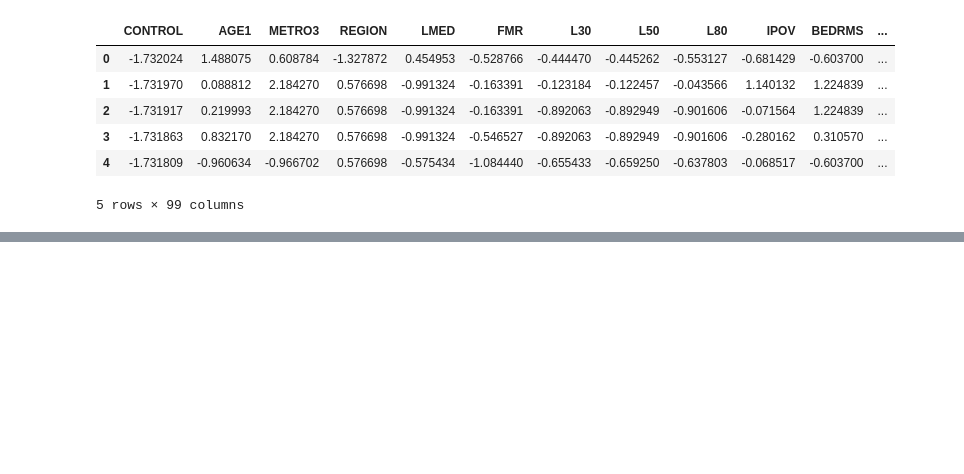
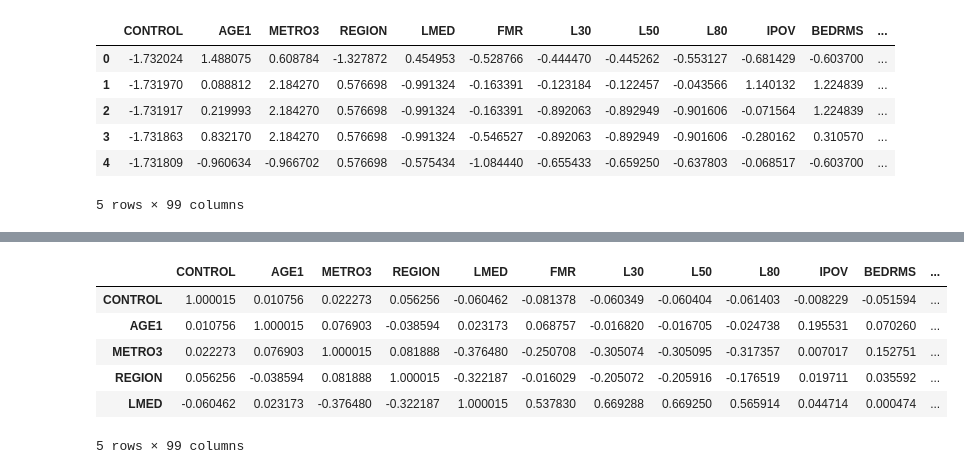
Before and after one commit to ekoly/DS-Unit-1-Sprint-3-Linear-Algebra, a Jupyter notebook: module3-dimensionality-reduction/LS_DS_133_High_Dimensional_Data_Assignment.ipynb, the cells around one changed output, grey strips where cells are left out. Saved outputs shown, nothing was run; the diff lists cells and outputs as text; code cells hidden in the pictures; blank space fills up the shorter version.

```diff
--- a/module3-dimensionality-reduction/LS_DS_133_High_Dimensional_Data_Assignment.ipynb
+++ b/module3-dimensionality-reduction/LS_DS_133_High_Dimensional_Data_Assignment.ipynb
@@ -310,0 +327,11 @@ standardized.head()
+# %%
+covariance = standardized.cov()
+covariance.head()
+# %% [output]
+|  | CONTROL | AGE1 | METRO3 | REGION | LMED | FMR | L30 | L50 | L80 | IPOV | BEDRMS | ... |
+| CONTROL | 1.000015 | 0.010756 | 0.022273 | 0.056256 | -0.060462 | -0.081378 | -0.060349 | -0.060404 | -0.061403 | -0.008229 | -0.051594 | ... |
+| AGE1 | 0.010756 | 1.000015 | 0.076903 | -0.038594 | 0.023173 | 0.068757 | -0.016820 | -0.016705 | -0.024738 | 0.195531 | 0.070260 | ... |
+| METRO3 | 0.022273 | 0.076903 | 1.000015 | 0.081888 | -0.376480 | -0.250708 | -0.305074 | -0.305095 | -0.317357 | 0.007017 | 0.152751 | ... |
+| REGION | 0.056256 | -0.038594 | 0.081888 | 1.000015 | -0.322187 | -0.016029 | -0.205072 | -0.205916 | -0.176519 | 0.019711 | 0.035592 | ... |
+| LMED | -0.060462 | 0.023173 | -0.376480 | -0.322187 | 1.000015 | 0.537830 | 0.669288 | 0.669250 | 0.565914 | 0.044714 | 0.000474 | ... |
+5 rows × 99 columns
```
Also changed, not shown: parts of 4 cells of this notebook.
